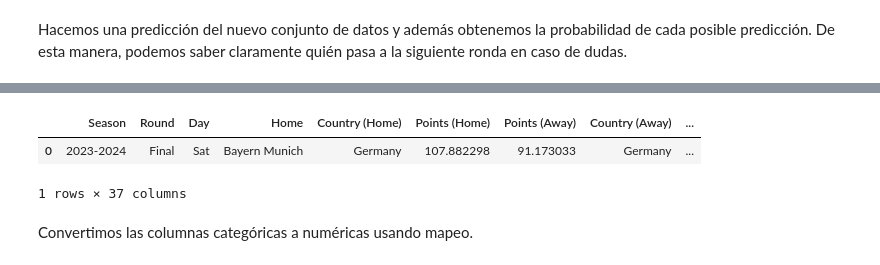
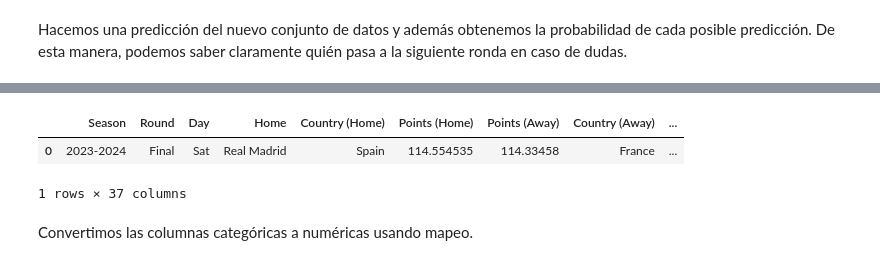
Before and after one commit to lauralardies/uefa_analisis, a Jupyter notebook: UEFA/modelos/aprendizaje profundo/dnn.ipynb, the cells around one changed output, grey strips where cells are left out. Drawn from its saved outputs; the diff is of its cells as text; code cells hidden in the pictures.

```diff
--- a/UEFA/modelos/aprendizaje profundo/dnn.ipynb
+++ b/UEFA/modelos/aprendizaje profundo/dnn.ipynb
@@ -447,11 +447,11 @@ Creamos un DataFrame con estos datos y volvemos a predecir el ganador con nuestr
 # %%
-final = [['2023-2024', 'Final', 'Sat', 'Bayern Munich', 'Germany', 107.882298136646, 91.17303312629399, 'Germany', 'Dortmund', 'Wembley Stadium', 23,28.3,10,110,18,14,32,16,2,2,13.0,1.0, 23,28.0,10,110,15,12,27,14,1,1,16.0,0.0, 2024, 6, 1]]
+final = [['2023-2024', 'Final', 'Sat', 'Real Madrid', 'Spain', 114.5545351473923, 114.33458049886625, 'France', 'Paris S-G', 'Wembley Stadium', 22, 28.0, 10, 110, 20, 17, 37, 20, 0, 1, 18.0, 0.0, 21, 25.3, 10, 110, 19, 12, 31, 16, 3, 3, 27.0, 0.0, 2024, 6, 1]]
 final = pd.DataFrame(final, columns=(partidos_cols))
 
 final.head()
 # %% [output]
 |  | Season | Round | Day | Home | Country (Home) | Points (Home) | Points (Away) | Country (Away) | ... |
-| 0 | 2023-2024 | Final | Sat | Bayern Munich | Germany | 107.882298 | 91.173033 | Germany | ... |
+| 0 | 2023-2024 | Final | Sat | Real Madrid | Spain | 114.554535 | 114.33458 | France | ... |
 1 rows × 37 columns
 # %% [markdown]
 Convertimos las columnas categóricas a numéricas usando mapeo.
```
Also changed, not shown: parts of 17 cells of this notebook.
